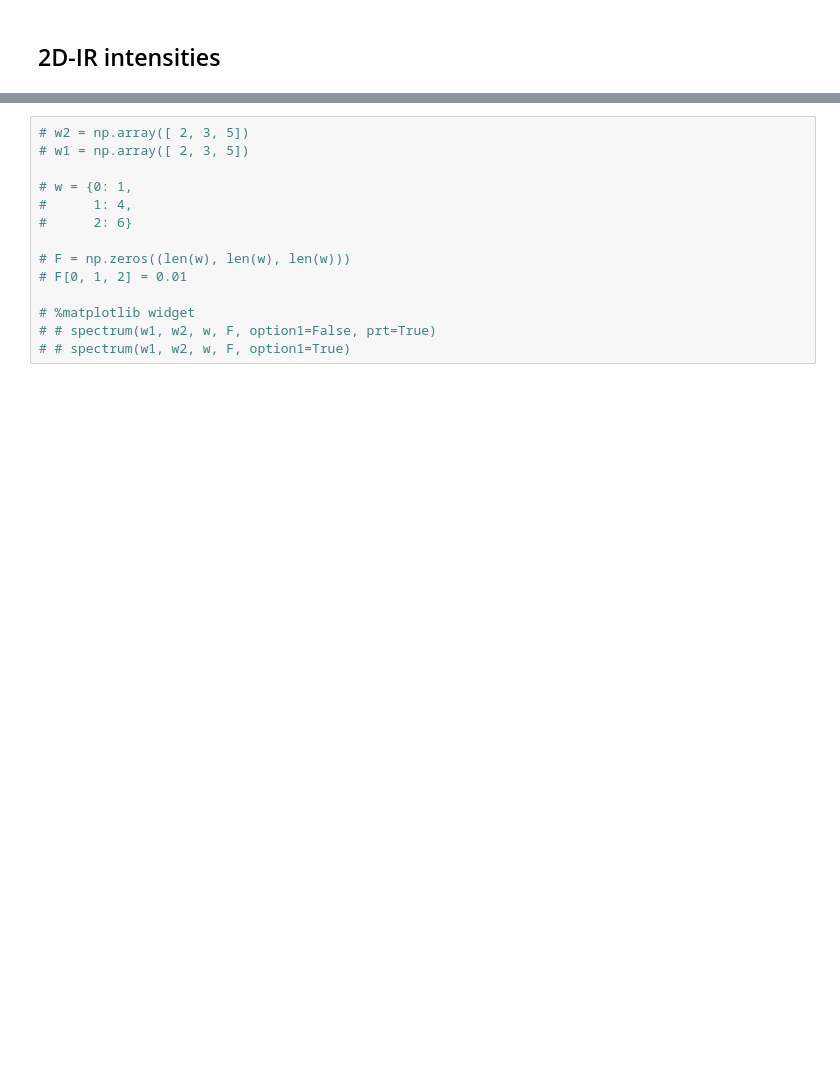
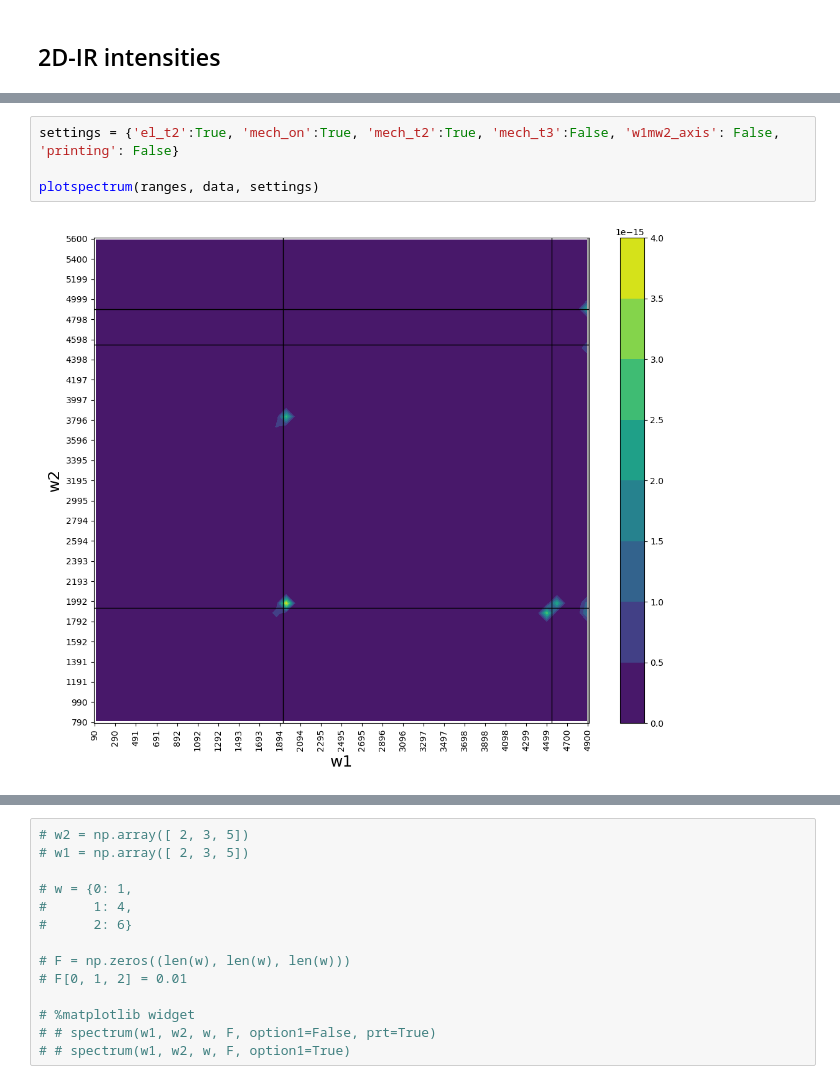
Before and after one commit to wilson-gv-project/wilson-gv, a Jupyter notebook: spectrum2d.ipynb, the cells around one changed output, grey strips where cells are left out. Drawn from its saved outputs; the diff is of its cells as text; blank space fills up the shorter version.

```diff
--- a/spectrum2d.ipynb
+++ b/spectrum2d.ipynb
@@ -540,0 +377,6 @@ plt.show()
+# %%
+settings = {'el_t2':True, 'mech_on':True, 'mech_t2':True, 'mech_t3':False, 'w1mw2_axis': False, 'printing': False}
+
+plotspectrum(ranges, data, settings)
+# %% [output]
+[figure, added]
```
Also changed, not shown: parts of 14 cells of this notebook, 1 other file.
